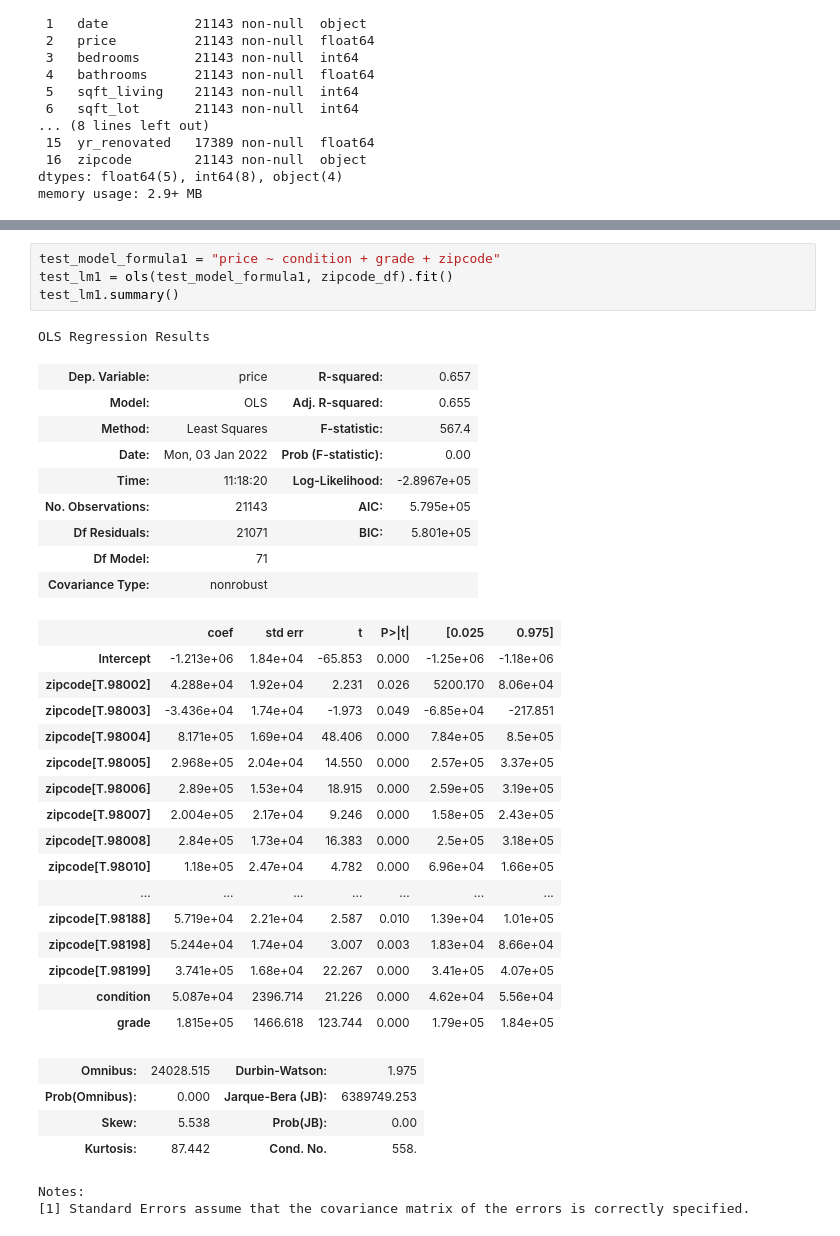
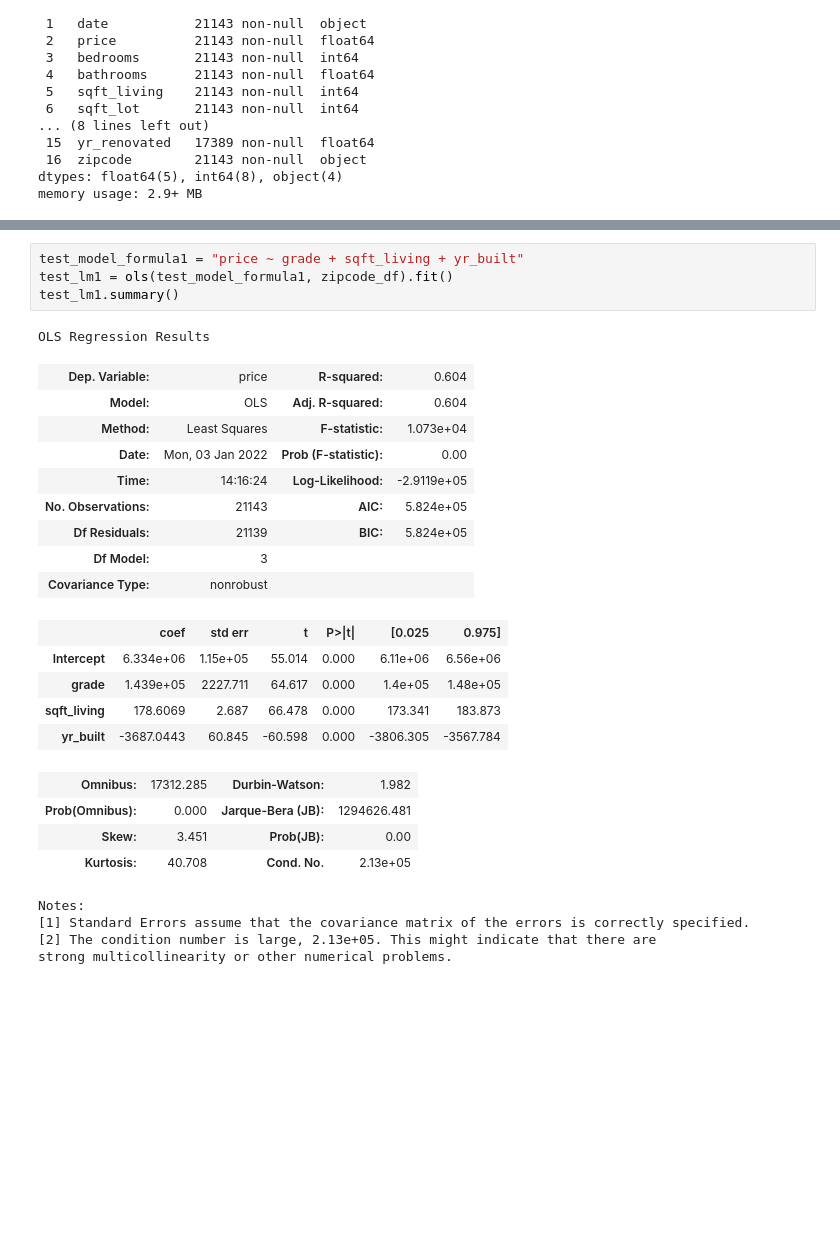
Before and after one commit to smashley-eakland/phase-2-project, a Jupyter notebook: GroupU_Project.ipynb, the cells around one changed output, grey strips where cells are left out. Drawn from its saved outputs; the diff is of its cells as text; blank space fills up the shorter version.

```diff
--- a/GroupU_Project.ipynb
+++ b/GroupU_Project.ipynb
@@ -755,39 +756,30 @@ Notes:
 [2] The condition number is large, 2.36e+04. This might indicate that there are
 strong multicollinearity or other numerical problems.
 # %%
-test_model_formula1 = "price ~ condition + grade + zipcode"
+test_model_formula1 = "price ~ grade + sqft_living + yr_built"
 test_lm1 = ols(test_model_formula1, zipcode_df).fit()
 test_lm1.summary()
 # %% [output]
 OLS Regression Results
-| Dep. Variable: | price | R-squared: | 0.657 |
-| Model: | OLS | Adj. R-squared: | 0.655 |
-| Method: | Least Squares | F-statistic: | 567.4 |
+| Dep. Variable: | price | R-squared: | 0.604 |
+| Model: | OLS | Adj. R-squared: | 0.604 |
+| Method: | Least Squares | F-statistic: | 1.073e+04 |
 | Date: | Mon, 03 Jan 2022 | Prob (F-statistic): | 0.00 |
-| Time: | 11:18:20 | Log-Likelihood: | -2.8967e+05 |
-| No. Observations: | 21143 | AIC: | 5.795e+05 |
-| Df Residuals: | 21071 | BIC: | 5.801e+05 |
-| Df Model: | 71 |  |  |
+| Time: | 14:16:24 | Log-Likelihood: | -2.9119e+05 |
+| No. Observations: | 21143 | AIC: | 5.824e+05 |
+| Df Residuals: | 21139 | BIC: | 5.824e+05 |
+| Df Model: | 3 |  |  |
 | Covariance Type: | nonrobust |  |  |
 |  | coef | std err | t | P>|t| | [0.025 | 0.975] |
-| Intercept | -1.213e+06 | 1.84e+04 | -65.853 | 0.000 | -1.25e+06 | -1.18e+06 |
-| zipcode[T.98002] | 4.288e+04 | 1.92e+04 | 2.231 | 0.026 | 5200.170 | 8.06e+04 |
-| zipcode[T.98003] | -3.436e+04 | 1.74e+04 | -1.973 | 0.049 | -6.85e+04 | -217.851 |
-| zipcode[T.98004] | 8.171e+05 | 1.69e+04 | 48.406 | 0.000 | 7.84e+05 | 8.5e+05 |
-| zipcode[T.98005] | 2.968e+05 | 2.04e+04 | 14.550 | 0.000 | 2.57e+05 | 3.37e+05 |
-| zipcode[T.98006] | 2.89e+05 | 1.53e+04 | 18.915 | 0.000 | 2.59e+05 | 3.19e+05 |
-| zipcode[T.98007] | 2.004e+05 | 2.17e+04 | 9.246 | 0.000 | 1.58e+05 | 2.43e+05 |
-| zipcode[T.98008] | 2.84e+05 | 1.73e+04 | 16.383 | 0.000 | 2.5e+05 | 3.18e+05 |
-| zipcode[T.98010] | 1.18e+05 | 2.47e+04 | 4.782 | 0.000 | 6.96e+04 | 1.66e+05 |
-| ... | ... | ... | ... | ... | ... | ... |
-| zipcode[T.98188] | 5.719e+04 | 2.21e+04 | 2.587 | 0.010 | 1.39e+04 | 1.01e+05 |
-| zipcode[T.98198] | 5.244e+04 | 1.74e+04 | 3.007 | 0.003 | 1.83e+04 | 8.66e+04 |
-| zipcode[T.98199] | 3.741e+05 | 1.68e+04 | 22.267 | 0.000 | 3.41e+05 | 4.07e+05 |
-| condition | 5.087e+04 | 2396.714 | 21.226 | 0.000 | 4.62e+04 | 5.56e+04 |
-| grade | 1.815e+05 | 1466.618 | 123.744 | 0.000 | 1.79e+05 | 1.84e+05 |
+| Intercept | 6.334e+06 | 1.15e+05 | 55.014 | 0.000 | 6.11e+06 | 6.56e+06 |
+| grade | 1.439e+05 | 2227.711 | 64.617 | 0.000 | 1.4e+05 | 1.48e+05 |
+| sqft_living | 178.6069 | 2.687 | 66.478 | 0.000 | 173.341 | 183.873 |
+| yr_built | -3687.0443 | 60.845 | -60.598 | 0.000 | -3806.305 | -3567.784 |
-| Omnibus: | 24028.515 | Durbin-Watson: | 1.975 |
-| Prob(Omnibus): | 0.000 | Jarque-Bera (JB): | 6389749.253 |
-| Skew: | 5.538 | Prob(JB): | 0.00 |
-| Kurtosis: | 87.442 | Cond. No. | 558. |
+| Omnibus: | 17312.285 | Durbin-Watson: | 1.982 |
+| Prob(Omnibus): | 0.000 | Jarque-Bera (JB): | 1294626.481 |
+| Skew: | 3.451 | Prob(JB): | 0.00 |
+| Kurtosis: | 40.708 | Cond. No. | 2.13e+05 |
 Notes:
 [1] Standard Errors assume that the covariance matrix of the errors is correctly specified.
+[2] The condition number is large, 2.13e+05. This might indicate that there are
+strong multicollinearity or other numerical problems.
```
Also changed, not shown: parts of 16 cells of this notebook.
